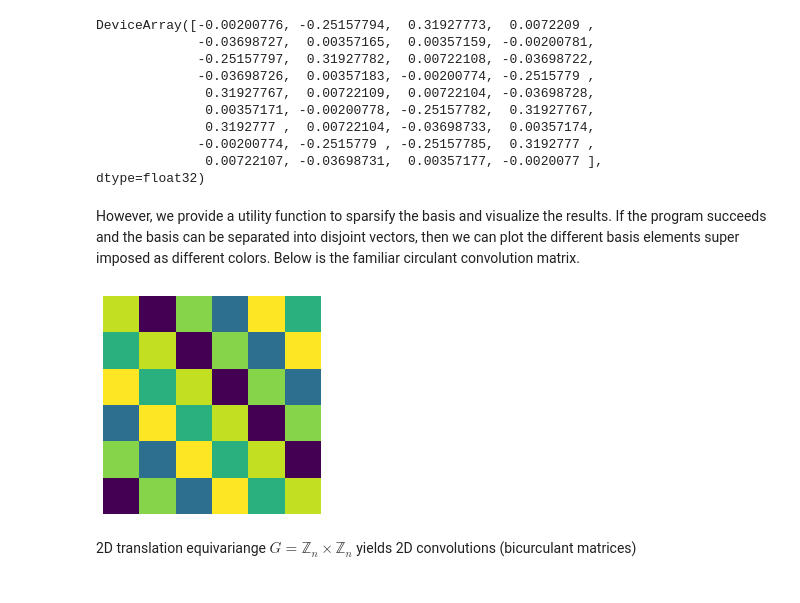
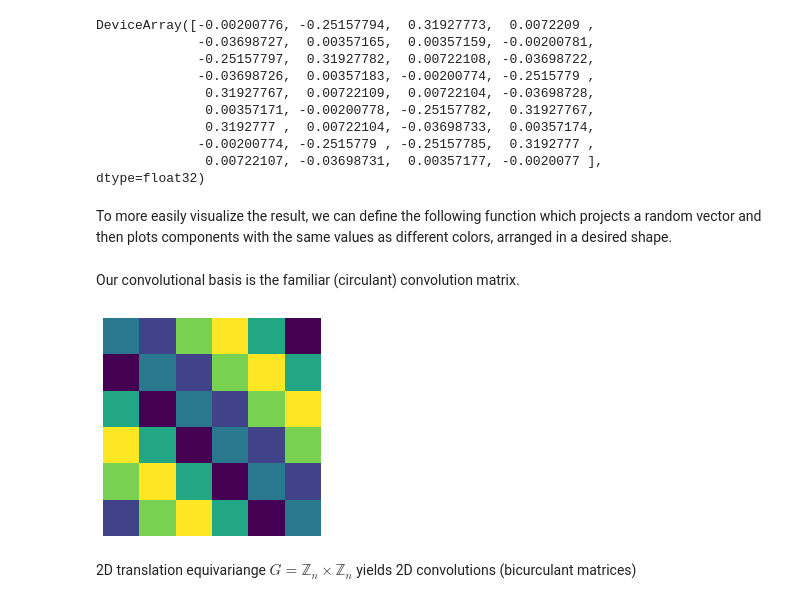
Before and after one commit to mfinzi/equivariant-MLP, a Jupyter notebook: emlp.ipynb, the cells around one changed output. Drawn from its saved outputs; the diff is of its cells as text; code cells hidden in the pictures.

```diff
--- a/emlp.ipynb
+++ b/emlp.ipynb
@@ -84,9 +99,5 @@ DeviceArray([-0.00200776, -0.25157794,  0.31927773,  0.0072209 ,
               0.3192777 ,  0.00722104, -0.03698733,  0.00357174,
              -0.00200774, -0.2515779 , -0.25157785,  0.3192777 ,
               0.00722107, -0.03698731,  0.00357177, -0.0020077 ],            dtype=float32)
-# %% [markdown]
-However, we provide a utility function to sparsify the basis and visualize the results. If the program succeeds and the basis can be separated into disjoint vectors, then we can plot the different basis elements super imposed as different colors. Below is the familiar circulant convolution matrix.
-# %%
-(repin>>repout).visualize(repout.size(),repin.size())
-# %% [output]
-[figure, removed]
+# %% [markdown]
+To more easily visualize the result, we can define the following function which projects a random vector and then plots components with the same values as different colors, arranged in a desired shape.
@@ -93,3 +121,9 @@ However, we provide a utility function to sparsify the basis and visualize the r
+# %% [markdown]
+Our convolutional basis is the familiar (circulant) convolution matrix.
+# %%
+vis_basis(conv_basis,(repin.size(),repout.size()))
+# %% [output]
+[figure, added]
 # %% [markdown]
 2D translation equivariange $G=\mathbb{Z}_n\times \mathbb{Z}_n$ yields 2D convolutions (bicurculant matrices)
 # %%
```
Also changed, not shown: parts of 24 cells of this notebook.
